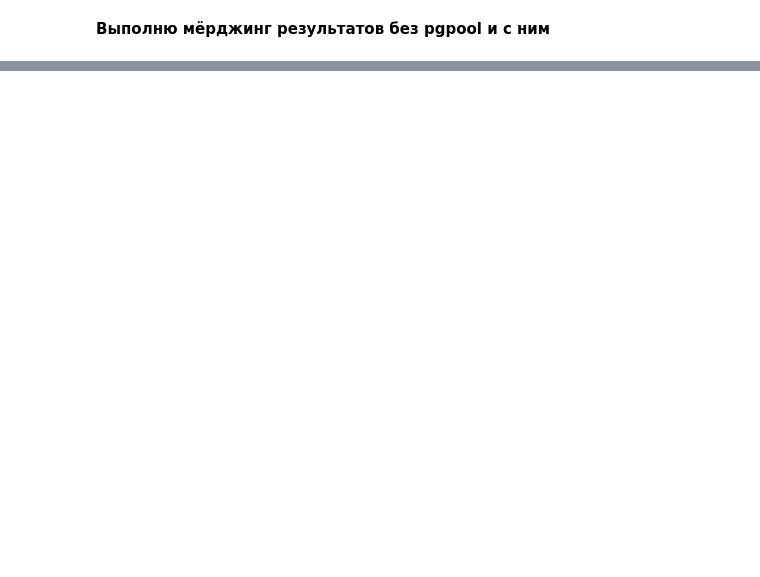
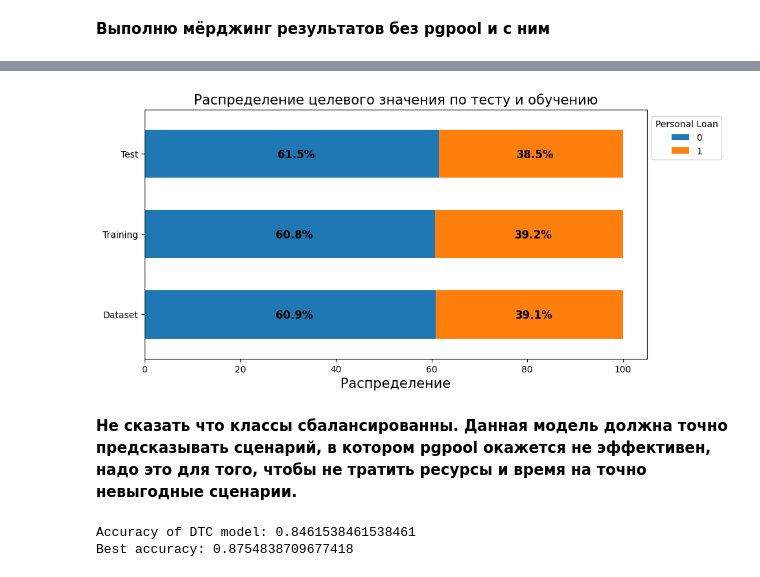
Before and after one commit to lenow55/cloud_native, a Jupyter notebook: cross_tests/results/Untitled.ipynb, the cells around one changed output, grey strips where cells are left out. Saved outputs shown, nothing was run; the diff lists cells and outputs as text; code cells hidden in the pictures; blank space fills up the shorter version.

Commit message:
Дописал классификатор для распознавания пользы pgpool

```diff
--- a/cross_tests/results/Untitled.ipynb
+++ b/cross_tests/results/Untitled.ipynb
@@ -335,0 +330,2 @@ memory usage: 1.1+ MB
+# %%
+df_compared = pd.concat([df_cache_disable_compare, df_cache_enable_compare], ignore_index=True)
@@ -335,0 +353,14 @@ memory usage: 1.1+ MB
+# %%
+stage_drop_clas = df_compared.drop([
+    'id',
+    'name',
+    'tps',
+    'initial_connection_time',
+    'latency_avg',
+    'latency_std',
+    'test_id',
+    'no_pool_tps'
+], axis=1)
+# %%
+X = stage_drop_clas.drop('pool_effective', axis=1)
+y = stage_drop_clas['pool_effective']
@@ -335,0 +384,50 @@ memory usage: 1.1+ MB
+# %%
+X_train, X_test, y_train, y_test = train_test_split(X, y, test_size=0.2, random_state=0, stratify=y)
+# %%
+# Define a dataframe containing frequency percentages
+df_perc = pd.concat([y.value_counts(normalize=True).mul(100).round(1),
+                     y_train.value_counts(normalize=True).mul(100).round(1),
+                     y_test.value_counts(normalize=True).mul(100).round(1)], axis=1)
+df_perc.columns=['Dataset','Training','Test']
+df_perc = df_perc.T
+
+# Plot frequency percentages barplot
+df_perc.plot(kind='barh', stacked=True, figsize=(10,5), width=0.6)
+
+# Add the percentages to our plot
+for idx, val in enumerate([*df_perc.index.values]):
+    for (percentage, y_location) in zip(df_perc.loc[val], df_perc.loc[val].cumsum()):
+        plt.text(x=(y_location - percentage) + (percentage / 2)-3,
+                 y=idx - 0.05,
+                 s=f'{percentage}%',
+                 color="black",
+                 fontsize=12,
+                 fontweight="bold")
+
+plt.legend(title='Personal Loan', loc=(1.01,0.8))
+plt.xlabel('Распределение', fontsize=15)
+plt.title('Распределение целевого значения по тесту и обучению', fontsize=15)
+plt.show()
+# %% [output]
+[figure, added]
+# %% [markdown]
+**Не сказать что классы сбалансированны. Данная модель должна точно предсказывать сценарий, в котором pgpool
+окажется не эффективен, надо это для того, чтобы не тратить ресурсы и время на точно невыгодные сценарии.**
+# %%
+DTC = DecisionTreeClassifier()
+
+DTC_grid = GridSearchCV(DTC, {'max_depth': list(range(1, 5)), 'max_features': list(range(1, 7))})
+DTC_grid.fit(X_train, y_train)
+
+best_depth = DTC_grid.best_estimator_.max_depth # Находим лучшую глубину
+best_features = DTC_grid.best_estimator_.max_features # Находим лучшее количество признаков, которые следует учитывать при поиске
+
+DTC = DecisionTreeClassifier(max_depth=best_depth, max_features=best_features)
+DTC.fit(X_train, y_train)
+
+accuracy_score_DTC = np.mean(y_test.values.ravel() == DTC.predict(X_test))
+print("Accuracy of DTC model:",  accuracy_score_DTC)
+print("Best accuracy:", DTC_grid.best_score_)
+# %% [output]
+Accuracy of DTC model: 0.8461538461538461
+Best accuracy: 0.8754838709677418
```
Also changed, not shown: parts of 31 cells of this notebook.
